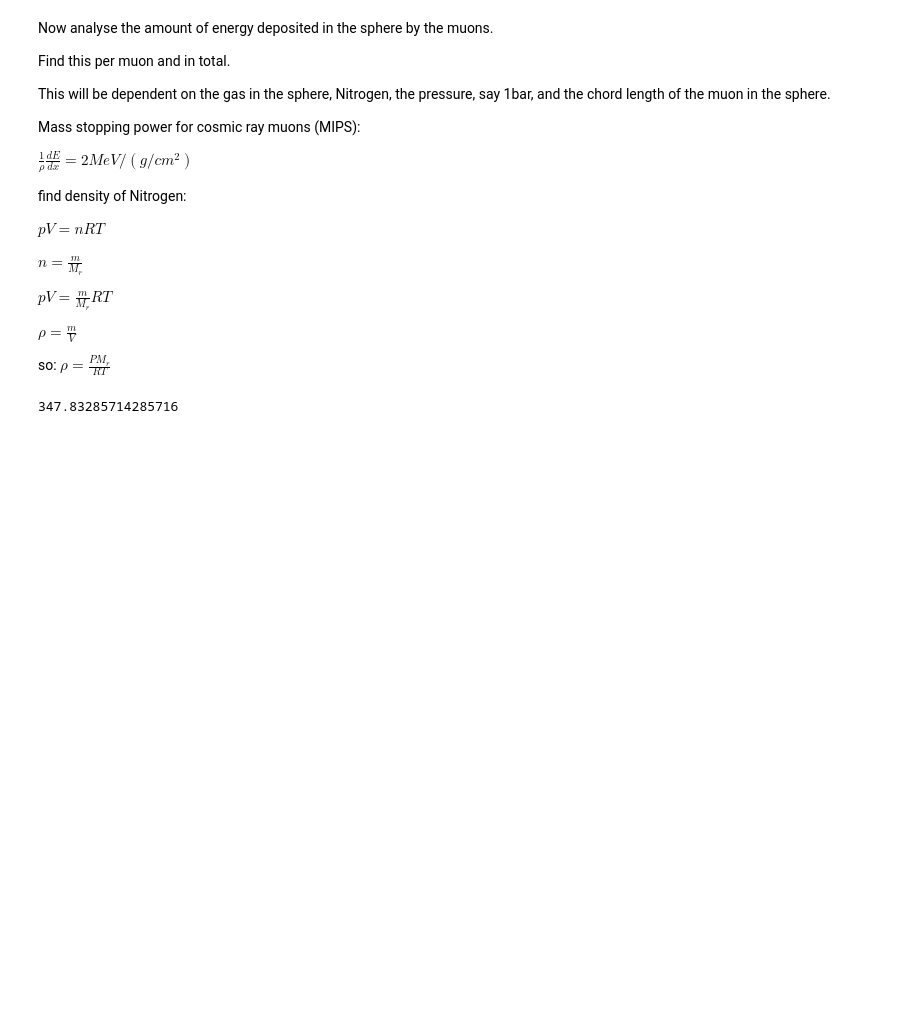
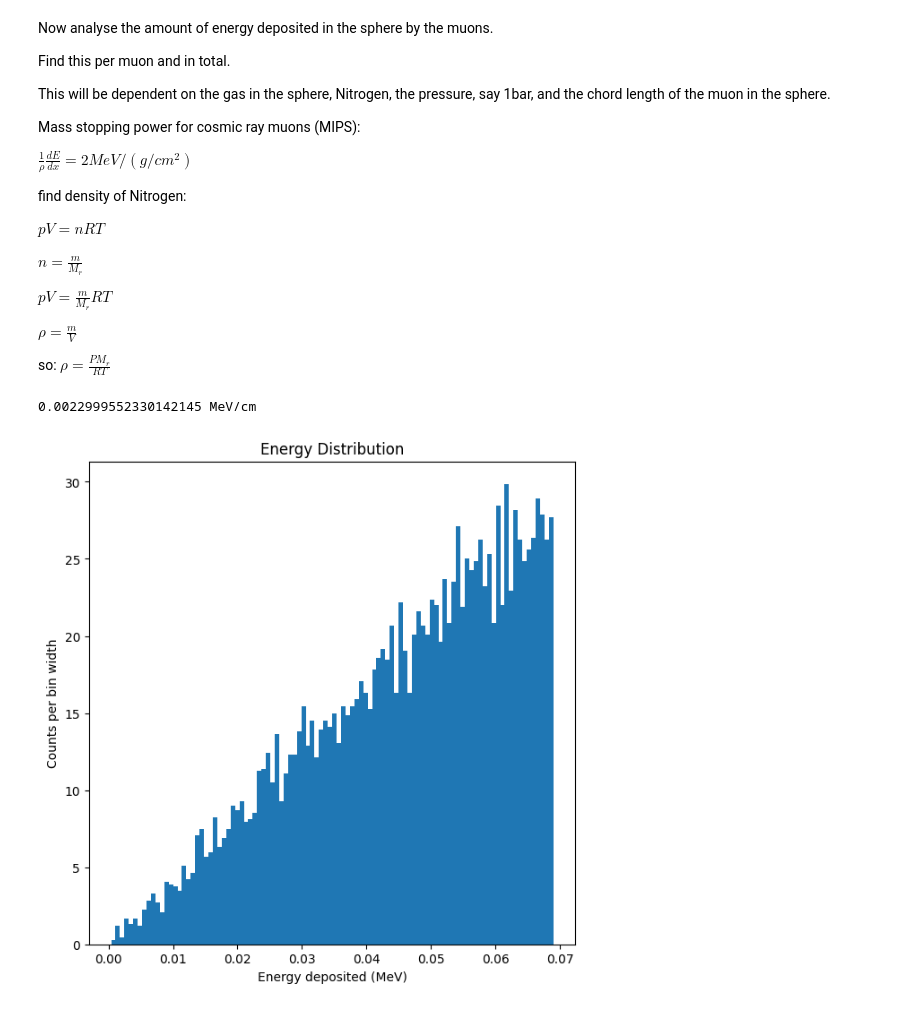
Before and after one commit to hhuckvale/DMProject, a Jupyter notebook: Muon_Calibration/MonteCarlo_muon_simulation.ipynb, the cells around one changed output. Saved outputs shown, nothing was run; the diff lists cells and outputs as text; code cells hidden in the pictures; blank space fills up the shorter version.

```diff
--- a/Muon_Calibration/MonteCarlo_muon_simulation.ipynb
+++ b/Muon_Calibration/MonteCarlo_muon_simulation.ipynb
@@ -145,16 +154,28 @@ $\rho = \frac{m}{V}$
 
 so: $\rho = \frac{PM_r}{RT}$
 # %%
-pressure = 1 #in bars
+pressure_bar = 1 #in bars
+pressure_pa = pressure_bar*(1e5)
 room_temp = 293 #in Kelvin
-gas_A = 14
+gas_A = 28 #for N_2
 
 dEdx_mass = 2 #MeV/gcm^2
 
-density = (pressure*gas_A)/(8.31*room_temp)
+density = (pressure_pa*gas_A)/(8.31*room_temp) / (1e6)
 
-dEdx = dEdx_mass * 1/density
+dEdx = dEdx_mass * density
 
-print(dEdx)
+print(dEdx,"MeV/cm")
 # %% [output]
-347.83285714285716
+0.0022999552330142145 MeV/cm
+# %%
+#multiply dE/dx by length to find dE deposited
+energy_dep = dEdx * chord
+plt.figure(figsize=(7,7))
+plt.hist(energy_dep[energy_dep > 0], bins=100, density=True)
+plt.xlabel("Energy deposited (MeV)")
+plt.ylabel("Counts per bin width")
+plt.title("Energy Distribution")
+plt.show()
+# %% [output]
+[figure, added]
```
Also changed, not shown: parts of 7 cells of this notebook, 1 other file.
